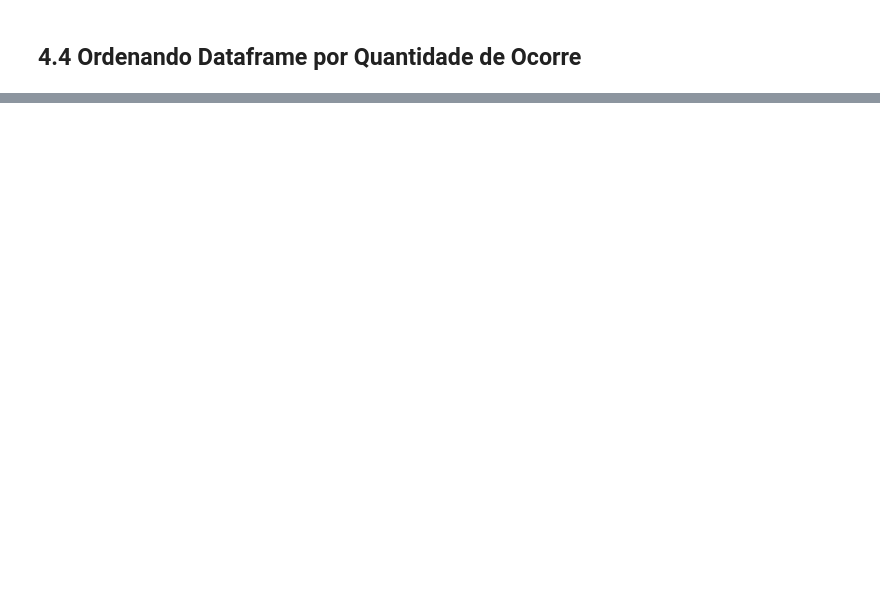
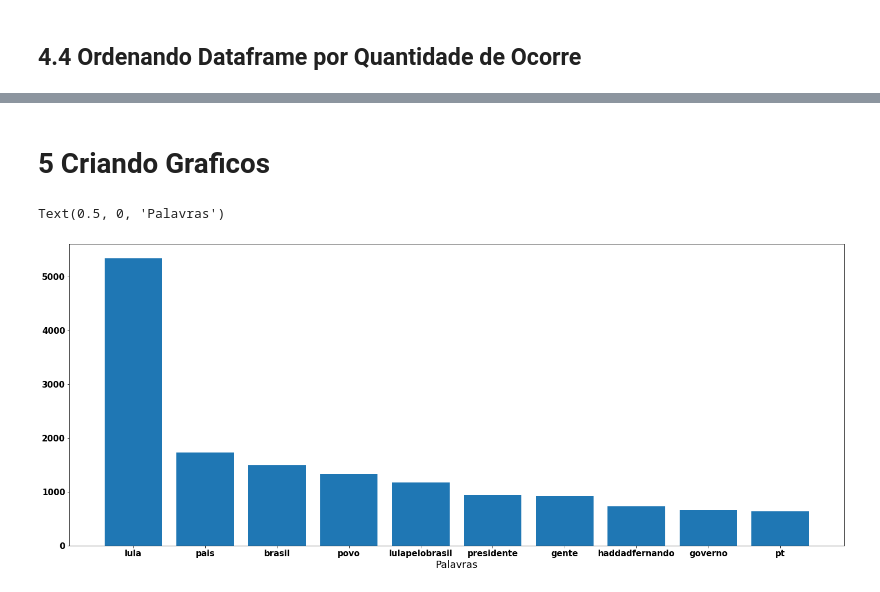
Before and after one commit to GeoIsrael/BolsoxLula_Twitter, a Jupyter notebook: bozoXlula/Desafio_lula.ipynb, the cells around one changed output, grey strips where cells are left out. Cells and saved outputs as stored; diff of their text form; code cells hidden in the pictures; blank space fills up the shorter version.

Commit message:
Adicionando o mathplotlib e graficos

```diff
--- a/bozoXlula/Desafio_lula.ipynb
+++ b/bozoXlula/Desafio_lula.ipynb
@@ -314,0 +330,17 @@ dataframe_bozo_ordenado.head(30)
+# %% [markdown]
+# 5 Criando Graficos
+# %%
+import matplotlib.pyplot as plt
+plt.rc('figure', figsize=(25, 10))
+font = {'family' : 'normal',
+        'weight' : 'bold',
+        'size'   : 15}
+
+plt.rc('font', **font)
+# %%
+lula_plot=dataframe_lula_ordenado.head(10)
+ax=plt.bar(x=lula_plot.Palavras,height=lula_plot.Quat)
+plt.xlabel('Palavras', fontsize=18)
+# %% [output]
+Text(0.5, 0, 'Palavras')
+[figure, added]
```
Also changed, not shown: parts of 15 cells of this notebook.
